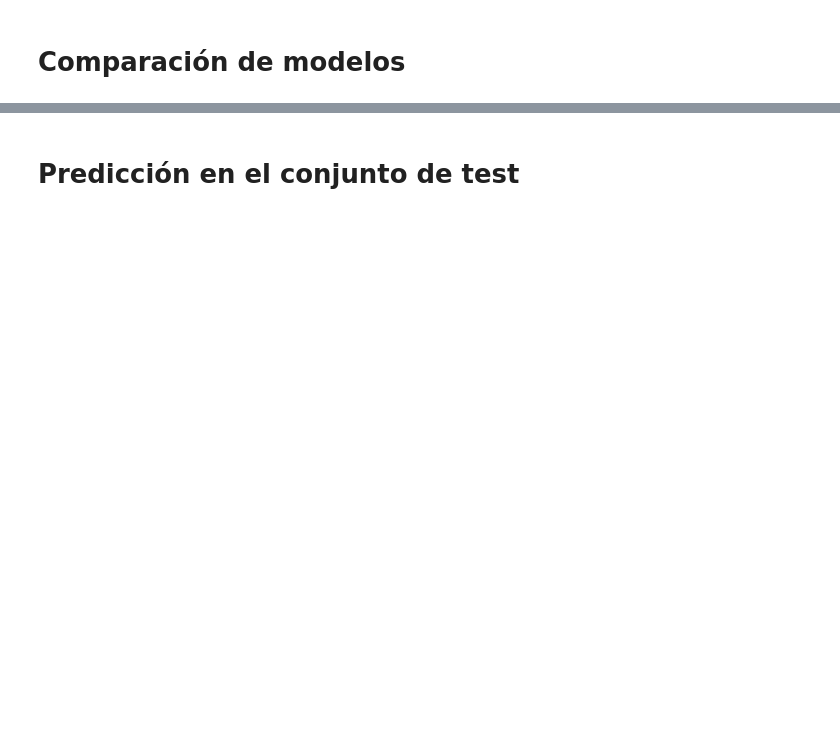
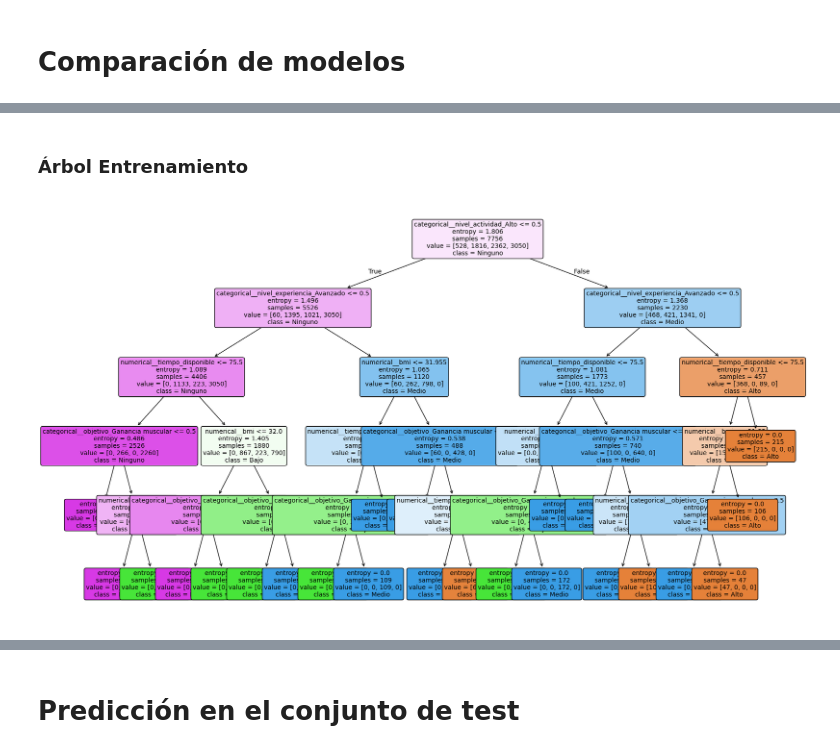
Before and after one commit to ML-2026-10/Lab3-Classfication, a Jupyter notebook: ml_lab3.ipynb, the cells around one changed output, grey strips where cells are left out. Drawn from its saved outputs; the diff is of its cells as text; code cells hidden in the pictures; blank space fills up the shorter version.

```diff
--- a/ml_lab3.ipynb
+++ b/ml_lab3.ipynb
@@ -580,0 +886,17 @@ Index: []
+# %% [markdown]
+### Árbol Entrenamiento
+# %%
+feature_names = best_e_model.named_steps['preprocessor'].get_feature_names_out()
+tree2 = best_e_model.named_steps['model']
+plt.figure(figsize=(20, 12))
+plot_tree(
+    tree2,
+    feature_names=feature_names,
+    class_names=tree2.classes_,
+    filled=True,
+    rounded=True,
+    fontsize=10
+)
+plt.show()
+# %% [output]
+[figure, added]
```
Also changed, not shown: parts of 54 cells of this notebook, 1 other file.
